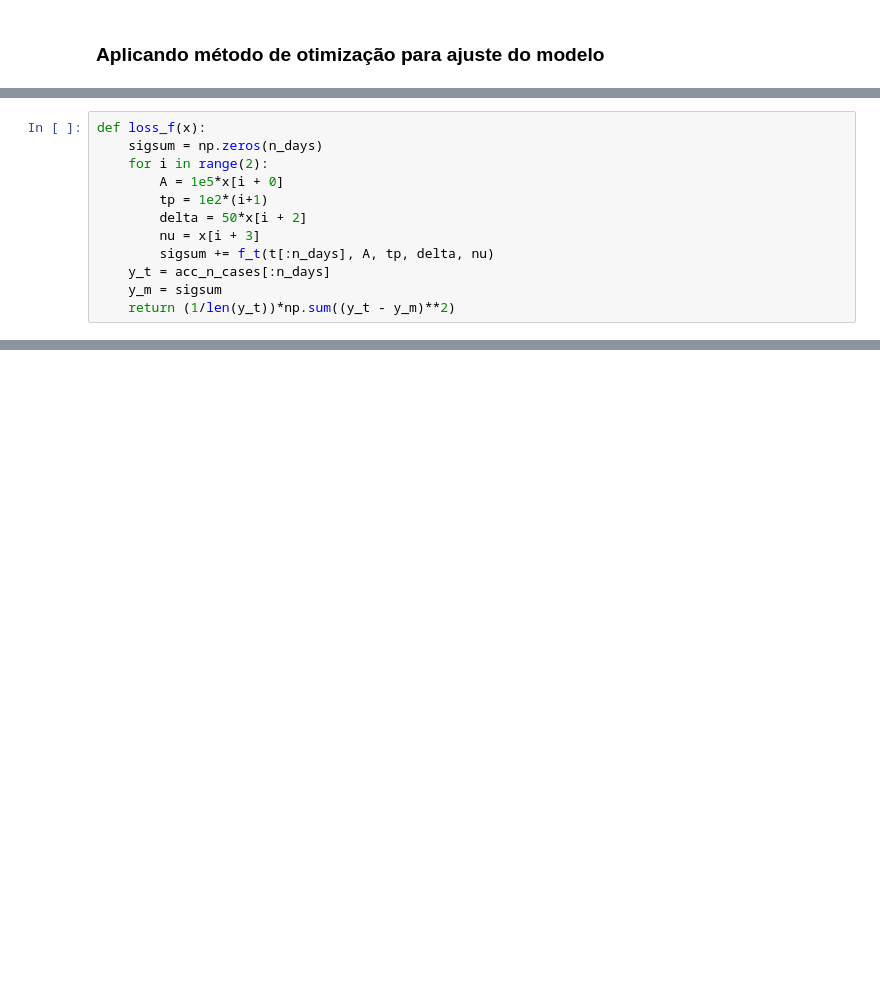
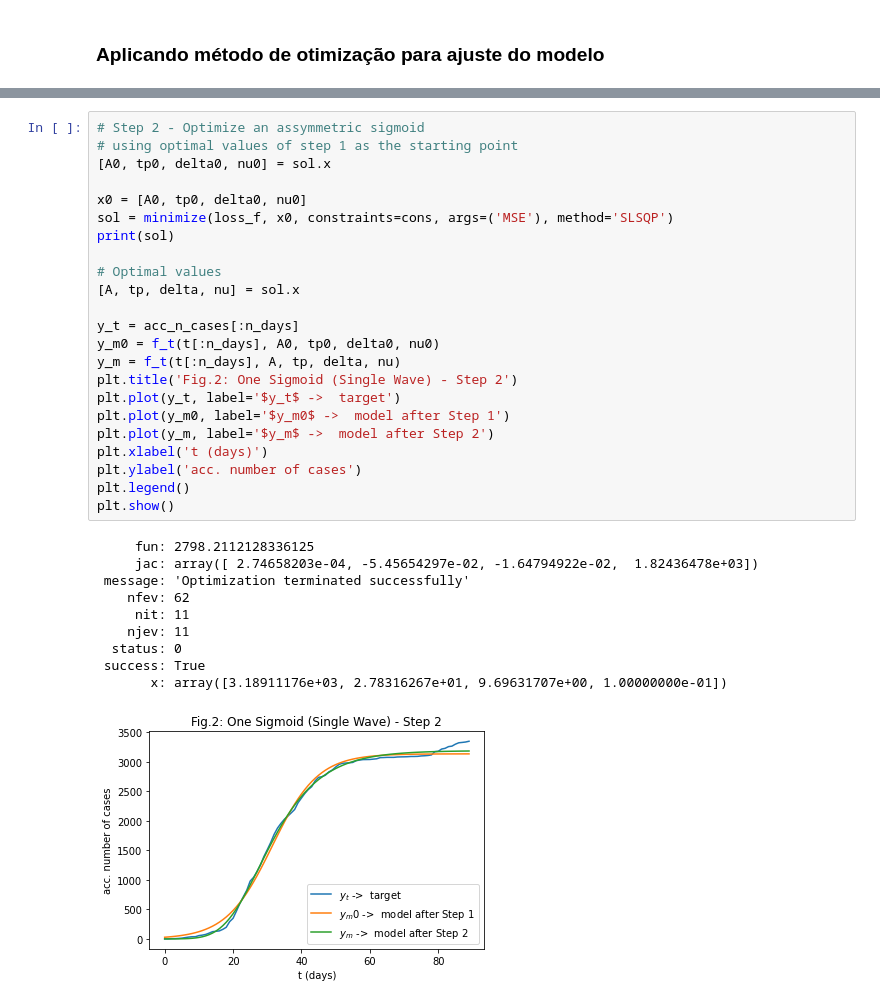
Before and after one commit to fpelogia/epid-models, a Jupyter notebook: optimize.ipynb, the cells around one changed output, grey strips where cells are left out. Saved outputs shown, nothing was run; the diff lists cells and outputs as text; blank space fills up the shorter version.

```diff
--- a/optimize.ipynb
+++ b/optimize.ipynb
@@ -122,12 +2,0 @@ array([nan, nan, nan, nan, nan, nan, nan, nan, nan, nan, nan, nan, nan,
-# %%
-def loss_f(x):
-    sigsum = np.zeros(n_days)
-    for i in range(2):
-        A = 1e5*x[i + 0]
-        tp = 1e2*(i+1)
-        delta = 50*x[i + 2]
-        nu = x[i + 3]
-        sigsum += f_t(t[:n_days], A, tp, delta, nu)
-    y_t = acc_n_cases[:n_days]
-    y_m = sigsum
-    return (1/len(y_t))*np.sum((y_t - y_m)**2)
@@ -223,0 +159,34 @@ plt.show()
+# %%
+# Step 2 - Optimize an assymmetric sigmoid
+# using optimal values of step 1 as the starting point
+[A0, tp0, delta0, nu0] = sol.x
+
+x0 = [A0, tp0, delta0, nu0]
+sol = minimize(loss_f, x0, constraints=cons, args=('MSE'), method='SLSQP')
+print(sol)
+
+# Optimal values
+[A, tp, delta, nu] = sol.x
+
+y_t = acc_n_cases[:n_days]
+y_m0 = f_t(t[:n_days], A0, tp0, delta0, nu0)
+y_m = f_t(t[:n_days], A, tp, delta, nu)
+plt.title('Fig.2: One Sigmoid (Single Wave) - Step 2')
+plt.plot(y_t, label='$y_t$ ->  target')
+plt.plot(y_m0, label='$y_m0$ ->  model after Step 1')
+plt.plot(y_m, label='$y_m$ ->  model after Step 2')
+plt.xlabel('t (days)')
+plt.ylabel('acc. number of cases')
+plt.legend()
+plt.show()
+# %% [output]
+     fun: 2798.2112128336125
+     jac: array([ 2.74658203e-04, -5.45654297e-02, -1.64794922e-02,  1.82436478e+03])
+ message: 'Optimization terminated successfully'
+    nfev: 62
+     nit: 11
+    njev: 11
+  status: 0
+ success: True
+       x: array([3.18911176e+03, 2.78316267e+01, 9.69631707e+00, 1.00000000e-01])
+[figure, added]
```
Also changed, not shown: parts of 34 cells of this notebook, 1 other file.
